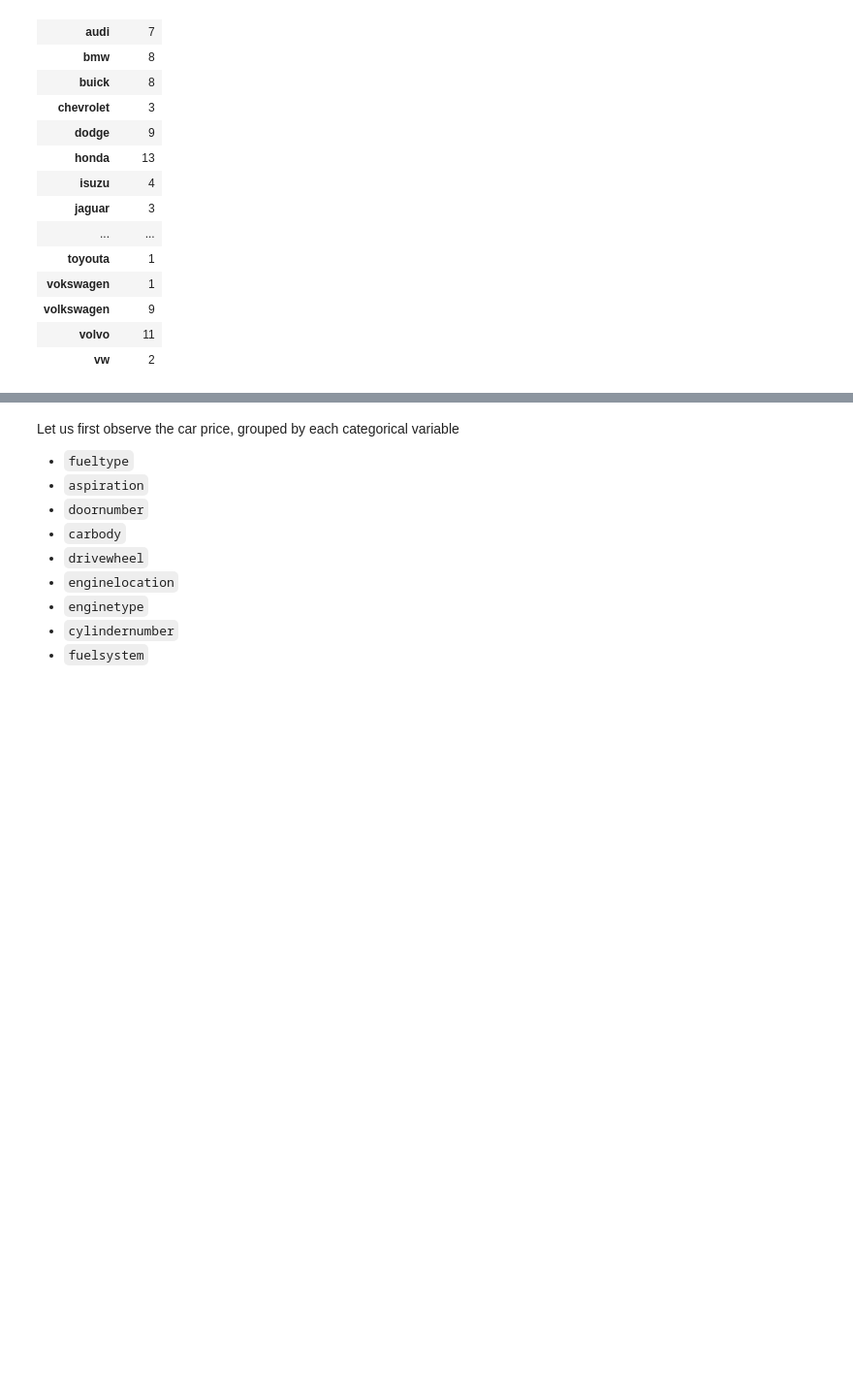
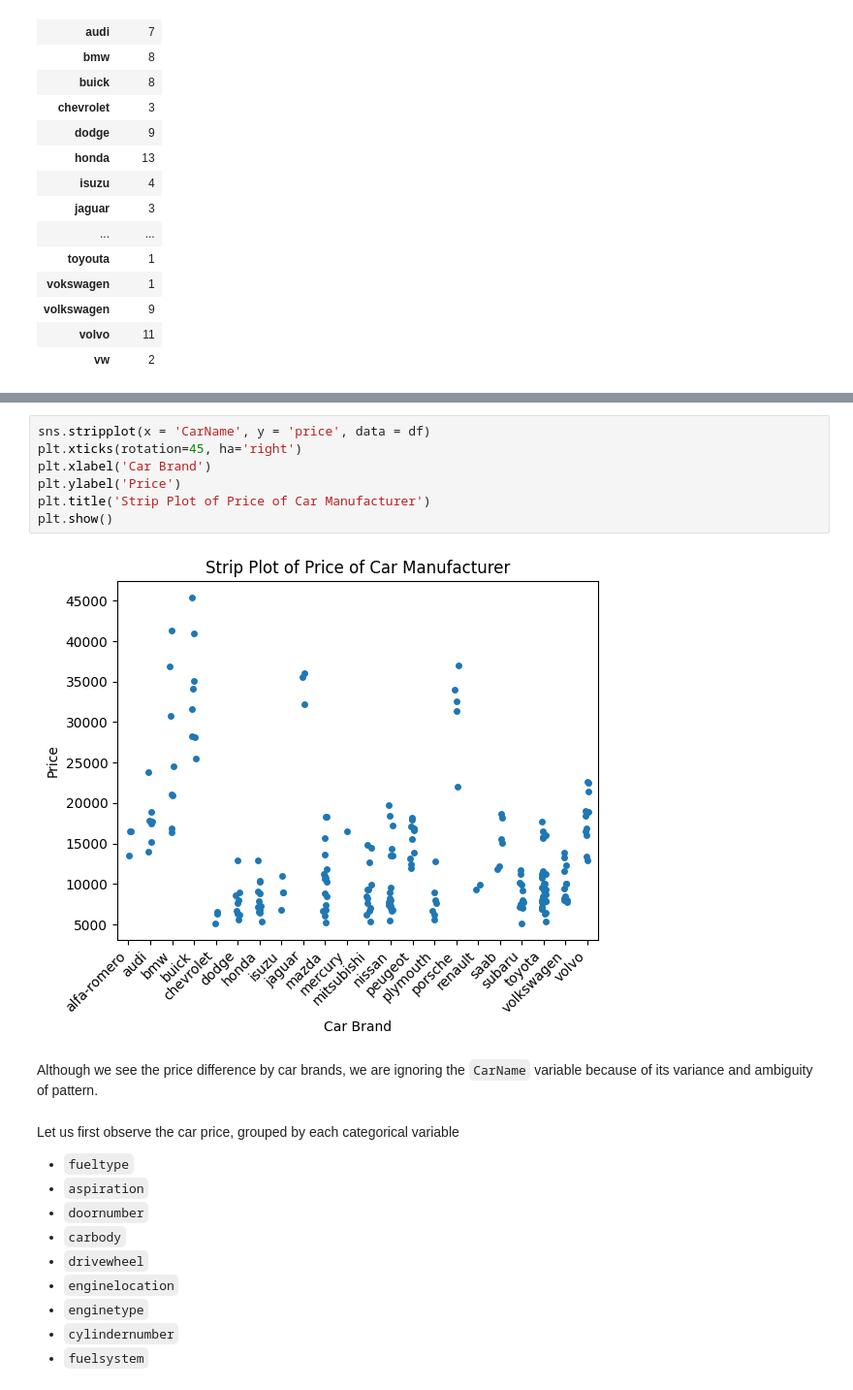
Before and after one commit to lojnys/data_science_project, a Jupyter notebook: car_pricing_assignment/car_price_linear_regression.ipynb, the cells around one changed output, grey strips where cells are left out. Shown at 97% size. Drawn from its saved outputs; the diff is of its cells as text; blank space fills up the shorter version.

Commit message:
added visualizations of categorical variables for EDA. needs to work on numerical variables and groupby inference

```diff
--- a/car_pricing_assignment/car_price_linear_regression.ipynb
+++ b/car_pricing_assignment/car_price_linear_regression.ipynb
@@ -290,3 +316,14 @@ df.shape
+# %%
+sns.stripplot(x = 'CarName', y = 'price', data = df)
+plt.xticks(rotation=45, ha='right')
+plt.xlabel('Car Brand')
+plt.ylabel('Price')
+plt.title('Strip Plot of Price of Car Manufacturer')
+plt.show()
+# %% [output]
+[figure, added]
+# %% [markdown]
+Although we see the price difference by car brands, we are ignoring the `CarName` variable because of its variance and ambiguity of pattern.
 # %% [markdown]
 Let us first observe the car price, grouped by each categorical variable
 * `fueltype`
```
Also changed, not shown: parts of 14 cells of this notebook.
